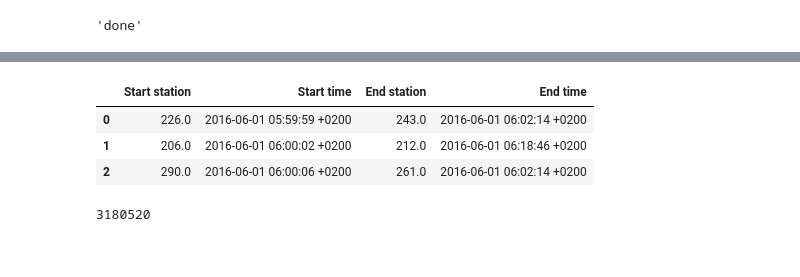
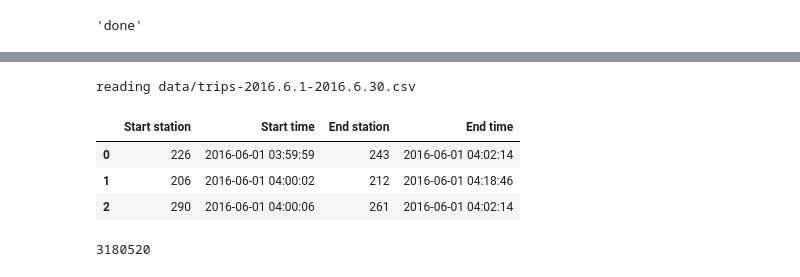
Before and after one commit to jonnor/bike-sharing-oslo, a Jupyter notebook: Oslo.ipynb, the cells around one changed output, grey strips where cells are left out. Saved outputs shown, nothing was run; the diff lists cells and outputs as text; code cells hidden in the pictures.

```diff
--- a/Oslo.ipynb
+++ b/Oslo.ipynb
@@ -107,17 +107,26 @@ stations['stations'][:3]
   'title': 'Hans Nielsen Hauges plass'}]
 # %%
 # NOTE: Uses about 700MB of RAM
+from datetime import datetime
+
+def parse_date(val):
+    # ref http://strftime.org/
+    date_format = "%Y-%m-%d %H:%M:%S %z"
+    return datetime.strptime(first, date_format)
+
 trips = pandas.DataFrame()
-for period in periods:
+for period in periods[:1]:
     filename = "data/"+ trips_basename(*period)+'.csv'
-    frame = pandas.read_csv(filename, index_col=None, header=0)
-    trips = pandas.concat((trips, frame))
+    print('reading', filename)
+    frame = pandas.read_csv(filename, index_col=None, header=0, parse_dates=[1, 3])
+    trips = pandas.concat([trips, frame])
 trips[:3]
 # %% [output]
+reading data/trips-2016.6.1-2016.6.30.csv
 |  | Start station | Start time | End station | End time |
-| 0 | 226.0 | 2016-06-01 05:59:59 +0200 | 243.0 | 2016-06-01 06:02:14 +0200 |
-| 1 | 206.0 | 2016-06-01 06:00:02 +0200 | 212.0 | 2016-06-01 06:18:46 +0200 |
-| 2 | 290.0 | 2016-06-01 06:00:06 +0200 | 261.0 | 2016-06-01 06:02:14 +0200 |
+| 0 | 226 | 2016-06-01 03:59:59 | 243 | 2016-06-01 04:02:14 |
+| 1 | 206 | 2016-06-01 04:00:02 | 212 | 2016-06-01 04:18:46 |
+| 2 | 290 | 2016-06-01 04:00:06 | 261 | 2016-06-01 04:02:14 |
 # %%
 number_trips = trips.shape[0]
 number_trips
```
Also changed, not shown: parts of 10 cells of this notebook.
